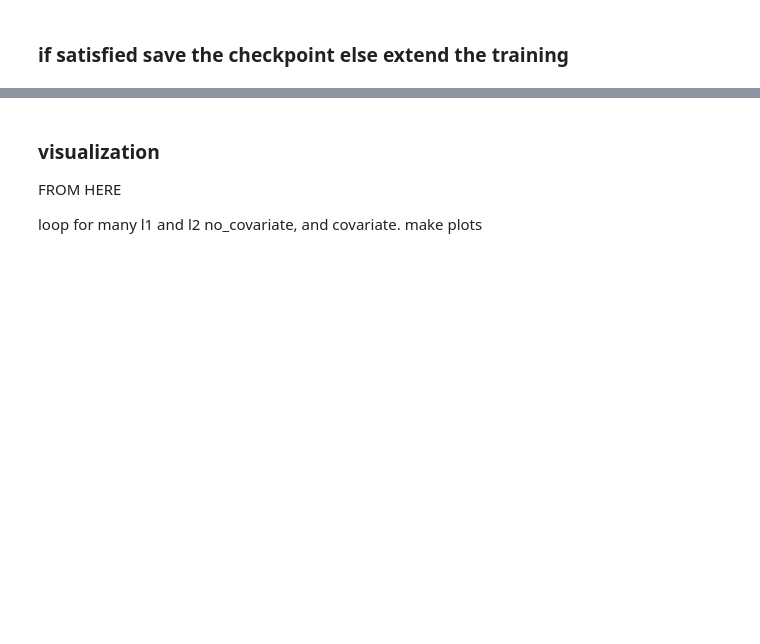
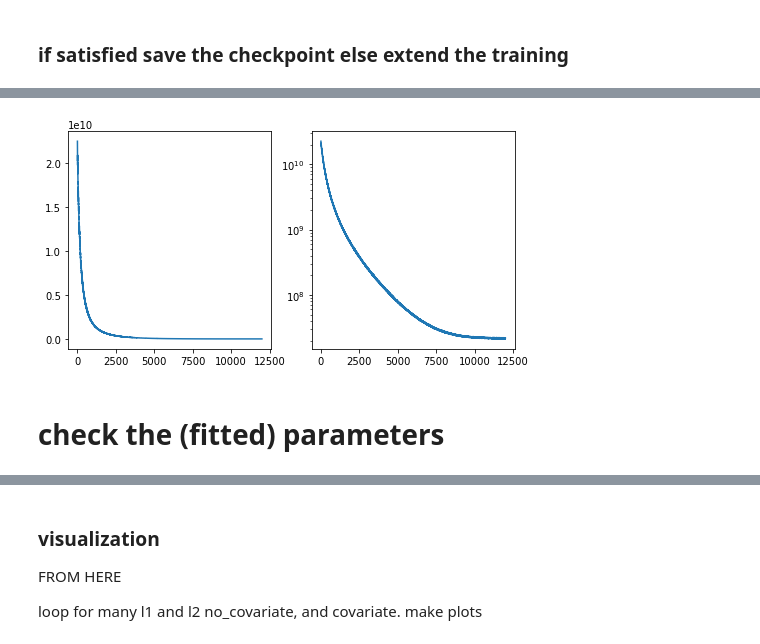
Before and after one commit to broadinstitute/tissue_purifier, a Jupyter notebook: notebooks/notebook3.ipynb, the cells around one changed output, grey strips where cells are left out. Drawn from its saved outputs; the diff is of its cells as text; code cells hidden in the pictures; blank space fills up the shorter version.

```diff
--- a/notebooks/notebook3.ipynb
+++ b/notebooks/notebook3.ipynb
@@ -286 +294,7 @@ training completed
+# %%
+fig, axes = plt.subplots(ncols=2, figsize=(8,4))
+gr.show_loss(ax=axes[0])
+gr.show_loss(ax=axes[1], logy=True)
+# %% [output]
+[figure, added]
 # %%
@@ -287,0 +302,2 @@ gr.save_ckpt("no_cov.pt")
+# %% [markdown]
+# check the (fitted) parameters
```
Also changed, not shown: parts of 37 cells of this notebook.
